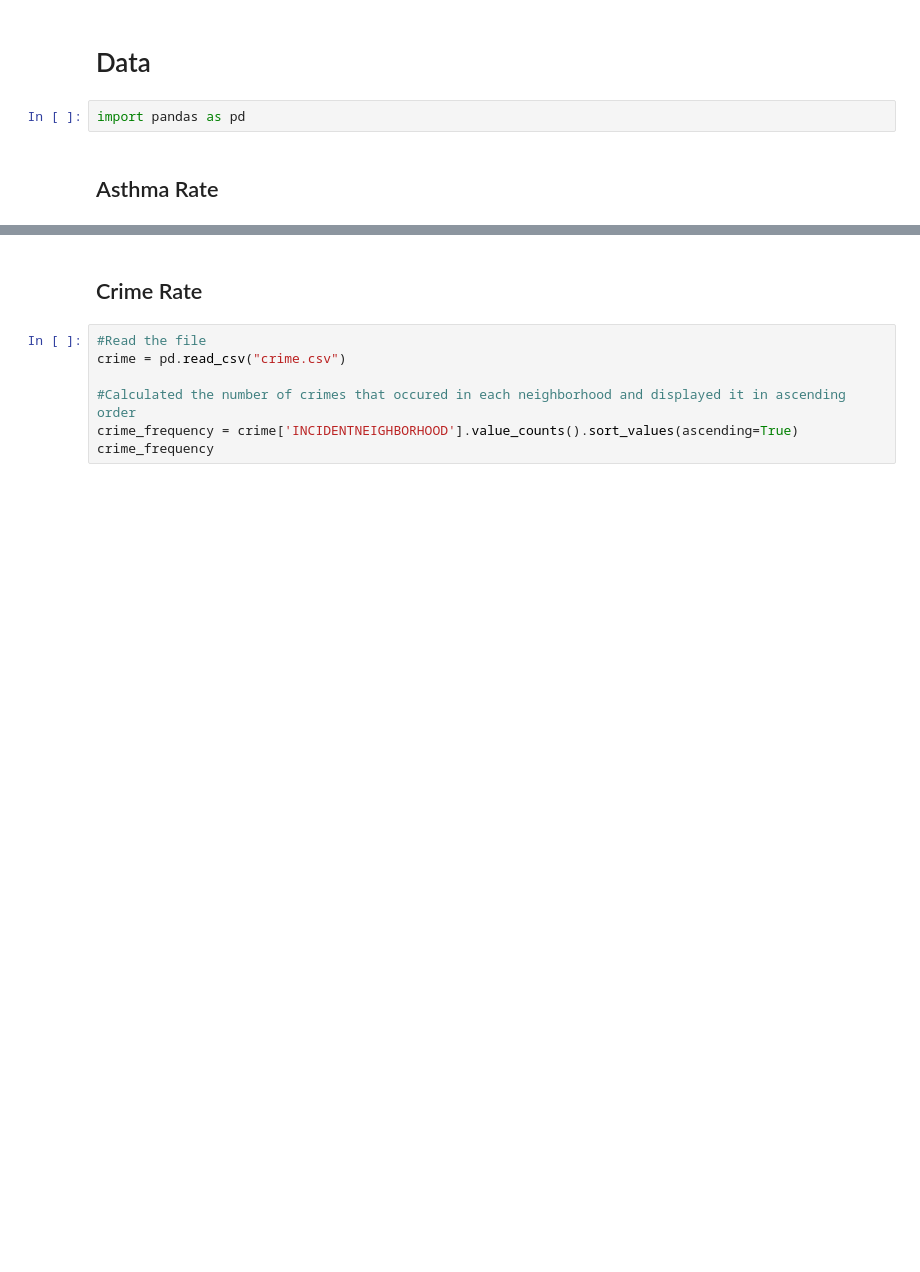
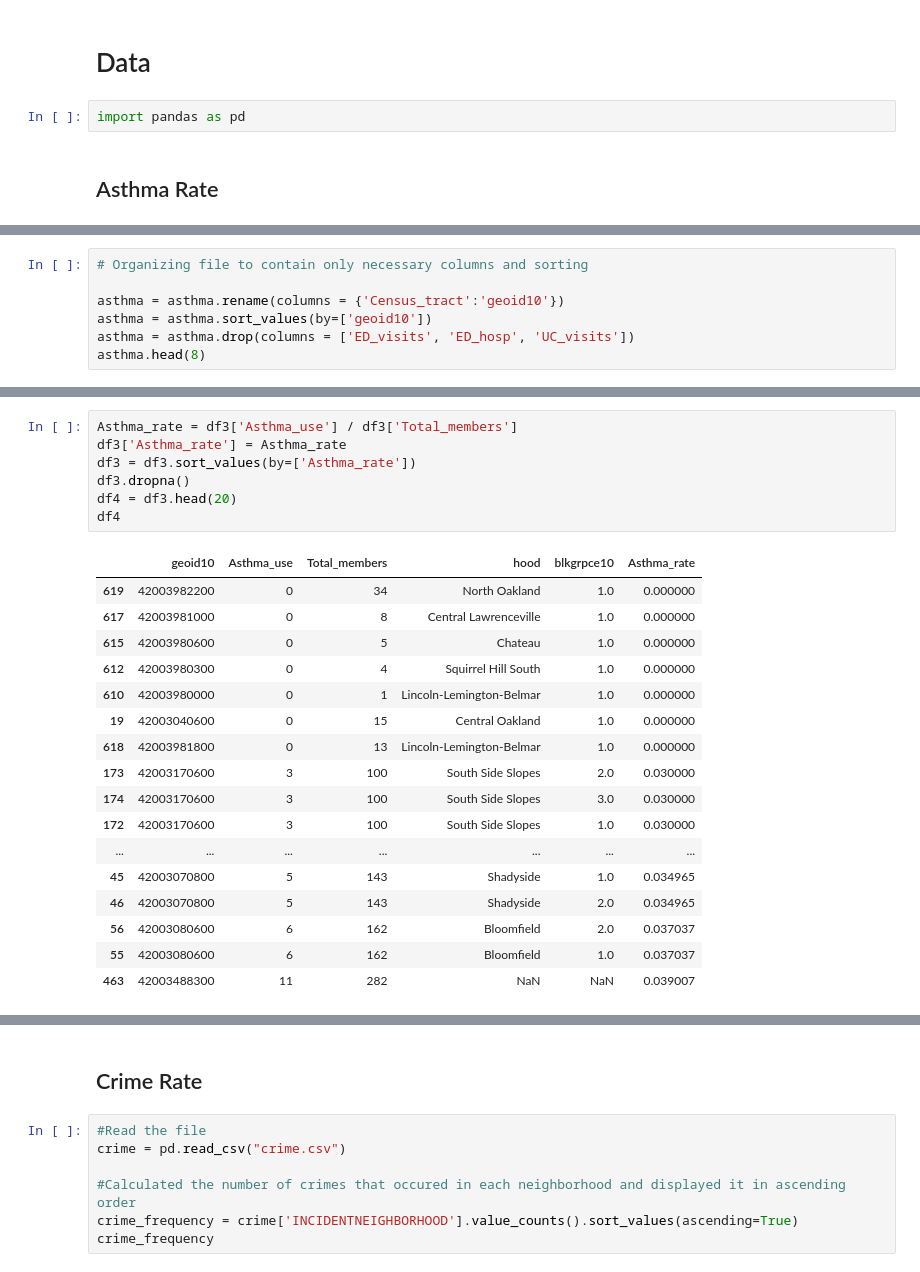
Before and after one commit to nishka-abraham/househunters, a Jupyter notebook: Final_report.ipynb, the cells around one changed output, grey strips where cells are left out. Cells and saved outputs as stored; diff of their text form; blank space fills up the shorter version.

```diff
--- a/Final_report.ipynb
+++ b/Final_report.ipynb
@@ -20,0 +34,7 @@ import pandas as pd
+# %%
+# Organizing file to contain only necessary columns and sorting
+
+asthma = asthma.rename(columns = {'Census_tract':'geoid10'})
+asthma = asthma.sort_values(by=['geoid10'])
+asthma = asthma.drop(columns = ['ED_visits', 'ED_hosp', 'UC_visits'])
+asthma.head(8)
@@ -20,0 +98,25 @@ import pandas as pd
+# %%
+Asthma_rate = df3['Asthma_use'] / df3['Total_members']
+df3['Asthma_rate'] = Asthma_rate
+df3 = df3.sort_values(by=['Asthma_rate'])
+df3.dropna()
+df4 = df3.head(20)
+df4
+# %% [output]
+|  | geoid10 | Asthma_use | Total_members | hood | blkgrpce10 | Asthma_rate |
+| 619 | 42003982200 | 0 | 34 | North Oakland | 1.0 | 0.000000 |
+| 617 | 42003981000 | 0 | 8 | Central Lawrenceville | 1.0 | 0.000000 |
+| 615 | 42003980600 | 0 | 5 | Chateau | 1.0 | 0.000000 |
+| 612 | 42003980300 | 0 | 4 | Squirrel Hill South | 1.0 | 0.000000 |
+| 610 | 42003980000 | 0 | 1 | Lincoln-Lemington-Belmar | 1.0 | 0.000000 |
+| 19 | 42003040600 | 0 | 15 | Central Oakland | 1.0 | 0.000000 |
+| 618 | 42003981800 | 0 | 13 | Lincoln-Lemington-Belmar | 1.0 | 0.000000 |
+| 173 | 42003170600 | 3 | 100 | South Side Slopes | 2.0 | 0.030000 |
+| 174 | 42003170600 | 3 | 100 | South Side Slopes | 3.0 | 0.030000 |
+| 172 | 42003170600 | 3 | 100 | South Side Slopes | 1.0 | 0.030000 |
+| ... | ... | ... | ... | ... | ... | ... |
+| 45 | 42003070800 | 5 | 143 | Shadyside | 1.0 | 0.034965 |
+| 46 | 42003070800 | 5 | 143 | Shadyside | 2.0 | 0.034965 |
+| 56 | 42003080600 | 6 | 162 | Bloomfield | 2.0 | 0.037037 |
+| 55 | 42003080600 | 6 | 162 | Bloomfield | 1.0 | 0.037037 |
+| 463 | 42003488300 | 11 | 282 | NaN | NaN | 0.039007 |
```
Also changed, not shown: parts of 11 cells of this notebook.
